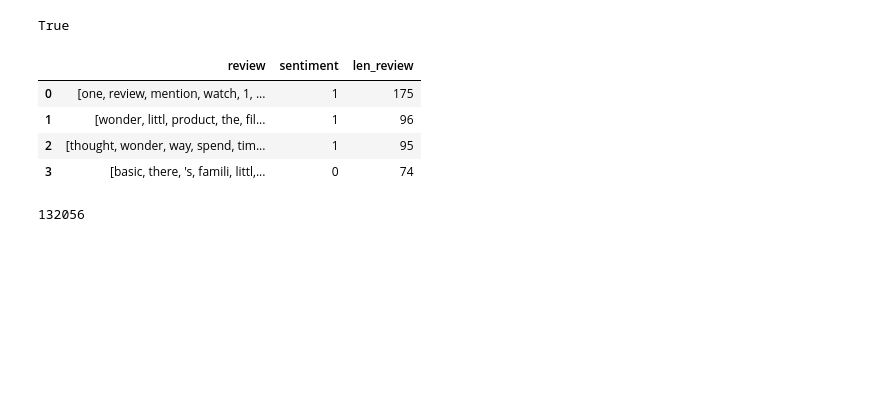
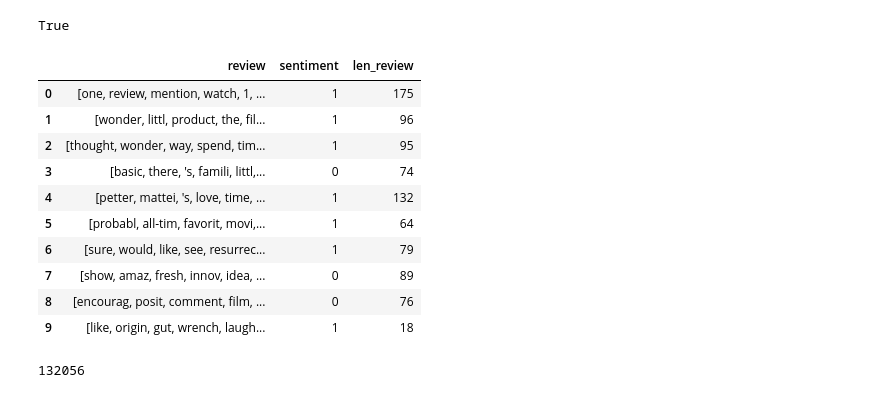
Before and after one commit to VinayakG2002/NLPlay-with-Transformers, a Jupyter notebook: LSTM.ipynb, the cells around one changed output. Cells and saved outputs as stored; diff of their text form; code cells hidden in the pictures; blank space fills up the shorter version.

```diff
--- a/LSTM.ipynb
+++ b/LSTM.ipynb
@@ -95,13 +95,19 @@ df['len_review'] = df['review'].apply(lambda x:len(x))
 # %%
 df['sentiment'] = [1*(sent=='positive') for sent in df['sentiment']]
 # %%
-df.head(4)
+df.head(10)
 # %% [output]
 |  | review | sentiment | len_review |
 | 0 | [one, review, mention, watch, 1, ... | 1 | 175 |
 | 1 | [wonder, littl, product, the, fil... | 1 | 96 |
 | 2 | [thought, wonder, way, spend, tim... | 1 | 95 |
 | 3 | [basic, there, 's, famili, littl,... | 0 | 74 |
+| 4 | [petter, mattei, 's, love, time, ... | 1 | 132 |
+| 5 | [probabl, all-tim, favorit, movi,... | 1 | 64 |
+| 6 | [sure, would, like, see, resurrec... | 1 | 79 |
+| 7 | [show, amaz, fresh, innov, idea, ... | 0 | 89 |
+| 8 | [encourag, posit, comment, film, ... | 0 | 76 |
+| 9 | [like, origin, gut, wrench, laugh... | 1 | 18 |
 # %%
 
 from gensim import corpora
```
Also changed, not shown: parts of 8 cells of this notebook, 2 other files.
